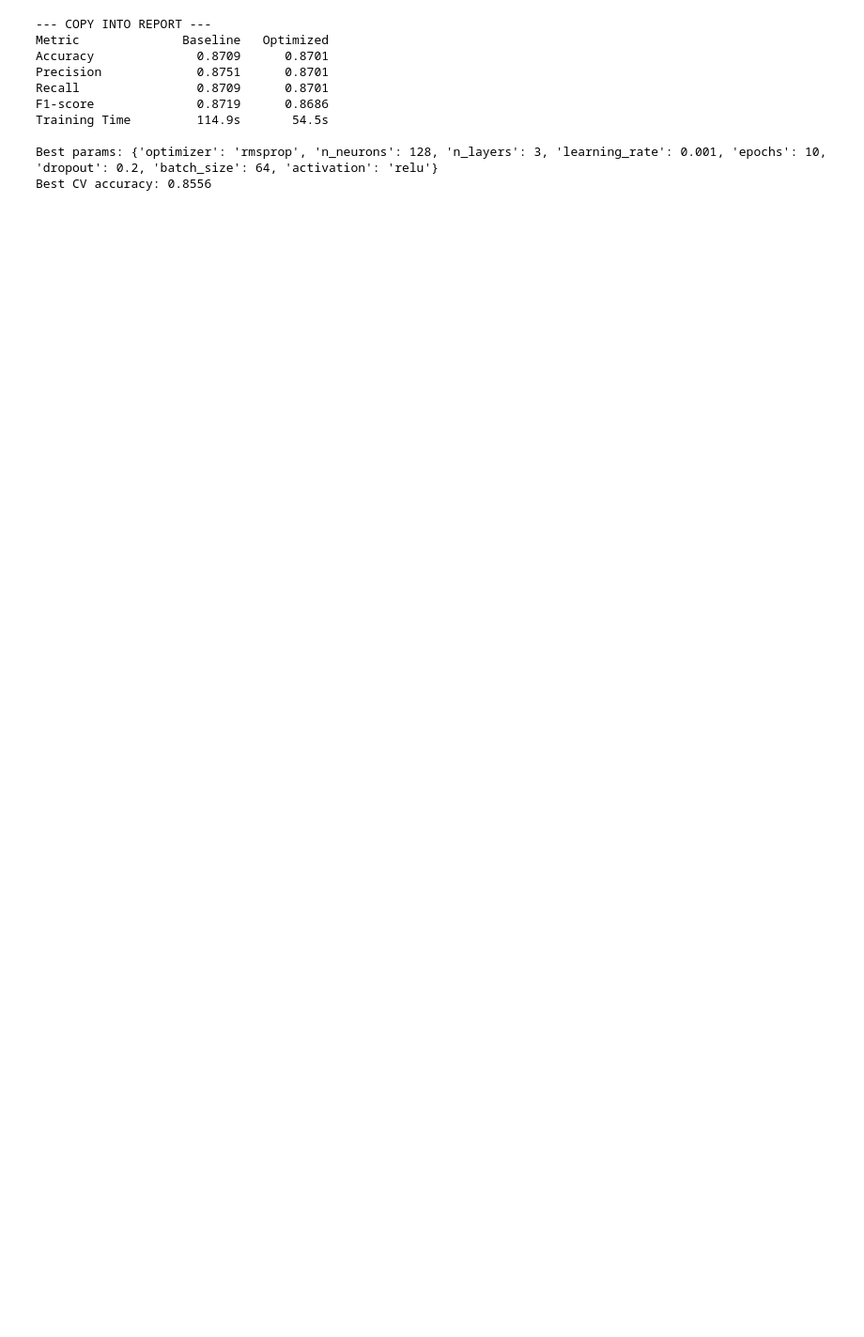
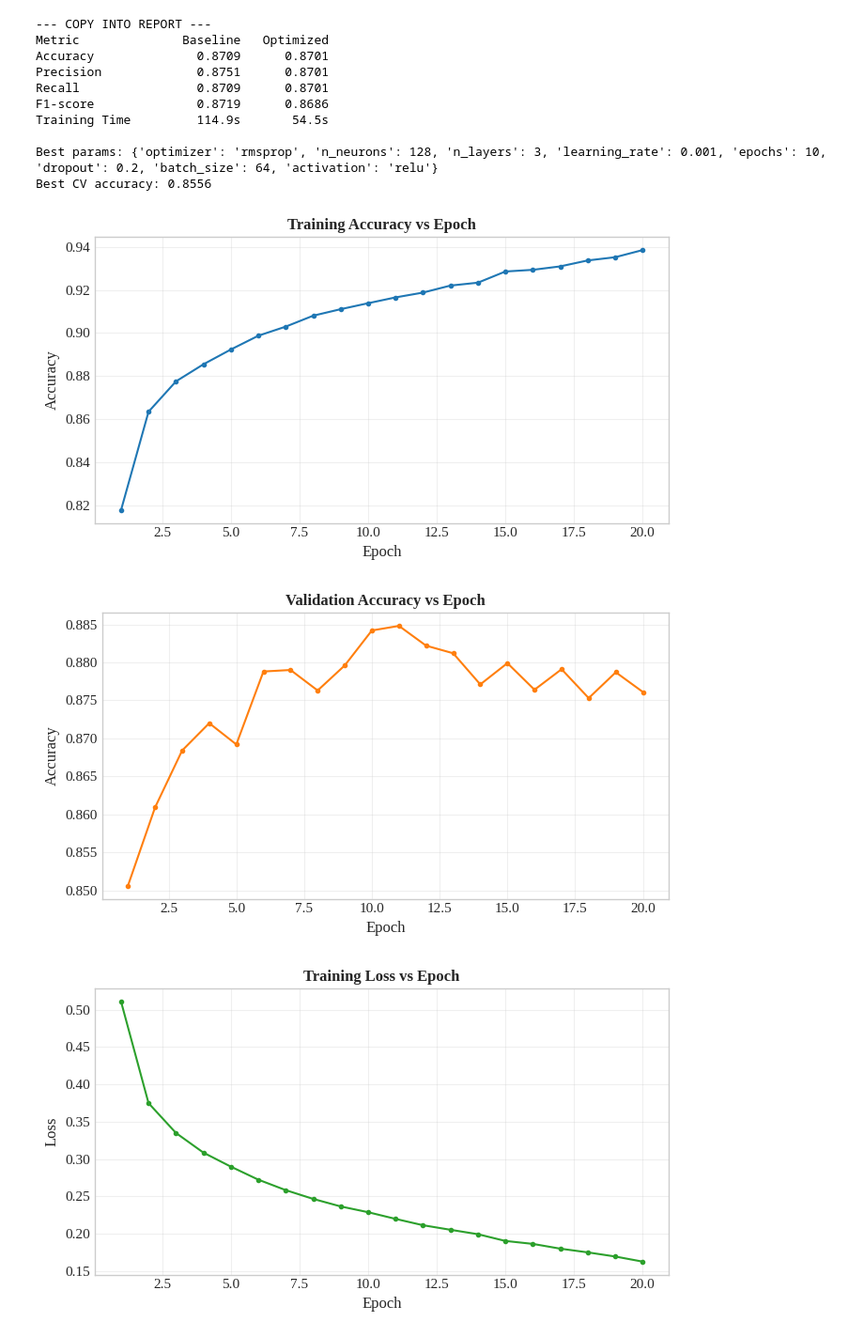
Before and after one commit to nzoopxw/deep-learning-lab-sem5, a Jupyter notebook: dl_lab_02.ipynb, the cells around one changed output. Shown at 94% size. Drawn from its saved outputs; the diff is of its cells as text; code cells hidden in the pictures; blank space fills up the shorter version.

```diff
--- a/dl_lab_02.ipynb
+++ b/dl_lab_02.ipynb
@@ -455,3 +455,22 @@ Training Time         114.9s       54.5s
 
 Best params: {'optimizer': 'rmsprop', 'n_neurons': 128, 'n_layers': 3, 'learning_rate': 0.001, 'epochs': 10, 'dropout': 0.2, 'batch_size': 64, 'activation': 'relu'}
 Best CV accuracy: 0.8556
+# %%
+h = history.history
+specs = [('accuracy',     'Training Accuracy',   'Accuracy', '03_train_accuracy', 'tab:blue'),
+         ('val_accuracy', 'Validation Accuracy', 'Accuracy', '04_val_accuracy',   'tab:orange'),
+         ('loss',         'Training Loss',        'Loss',     '05_train_loss',     'tab:green'),
+         ('val_loss',     'Validation Loss',      'Loss',     '06_val_loss',       'tab:red')]
+epochs_range = range(1, len(h['accuracy']) + 1)
+
+for key, title, ylabel, fname, colour in specs:
+    plt.figure(figsize=(7, 4))
+    plt.plot(epochs_range, h[key], marker='o', ms=3, color=colour)
+    plt.xlabel("Epoch"); plt.ylabel(ylabel); plt.title(f"{title} vs Epoch")
+    plt.grid(alpha=0.3); plt.tight_layout()
+    plt.savefig(f"plots/{fname}.png", dpi=150, bbox_inches='tight')
+    plt.show()
+# %% [output]
+[figure, added]
+[figure, added]
+[figure, added]
```
Also changed, not shown: parts of 3 cells of this notebook.
